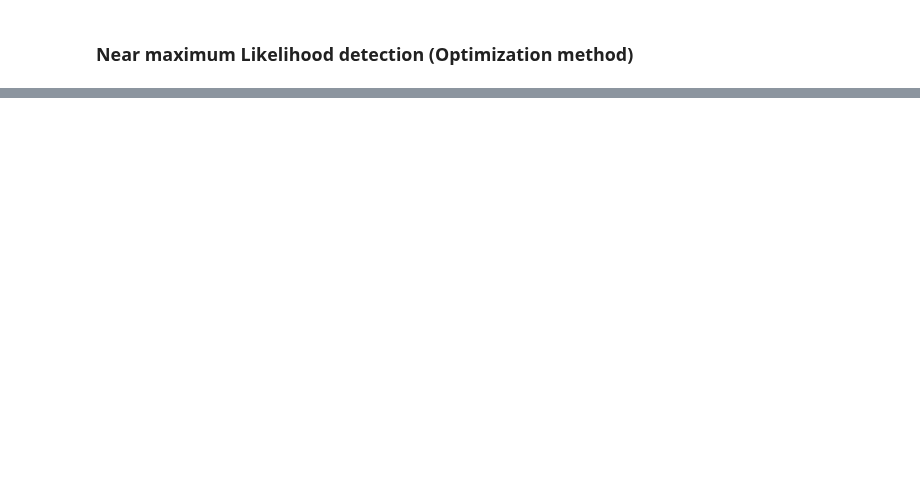
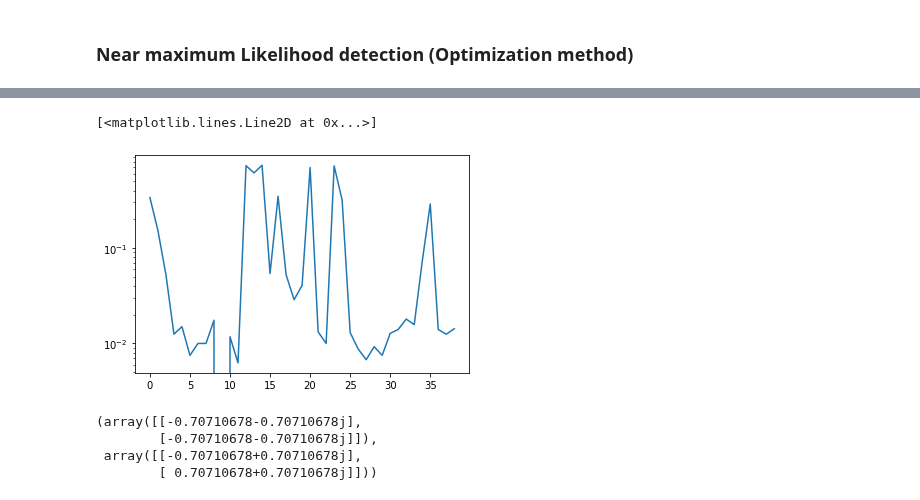
Before and after one commit to IISL-HYU/comm, a Jupyter notebook: nML_practice.ipynb, the cells around one changed output, grey strips where cells are left out. Saved outputs shown, nothing was run; the diff lists cells and outputs as text; code cells hidden in the pictures; blank space fills up the shorter version.

```diff
--- a/nML_practice.ipynb
+++ b/nML_practice.ipynb
@@ -130,0 +180,5 @@ np.matmul(H_re[0], x_re[0])
+# %%
+x_tilde = np.random.randn(T, 2*K, 1)
+snr_db = 0
+
+x_tilde = nML(y_re, H_re, x_tilde, symbol_space=constellation_points, iter=10, snr_dB=snr_db)
@@ -130,0 +203,4 @@ np.matmul(H_re[0], x_re[0])
+# %%
+x= x_re[0]
+H = H_re[0]
+y = y_re[0]
@@ -130,0 +211,2 @@ np.matmul(H_re[0], x_re[0])
+# %%
+x_init = np.random.randn(4, 1)
@@ -130,0 +224,3 @@ np.matmul(H_re[0], x_re[0])
+# %%
+sers_avg = []
+snrs = []
@@ -130,0 +307,14 @@ np.matmul(H_re[0], x_re[0])
+# %%
+plt.semilogy(sers_avg)
+# %% [output]
+[<matplotlib.lines.Line2D at 0x...>]
+[figure, added]
+# %%
+x_tilde = x_tilde_re[:K] + 1j * x_tilde_re[K:]
+x_det_first_stage = symbol_by_symbol(x_tilde=x_tilde, constellation_points=constellation_points)
+x_det_first_stage, x[:K] + 1j * x[K:]
+# %% [output]
+(array([[-0.70710678-0.70710678j],
+        [-0.70710678-0.70710678j]]),
+ array([[-0.70710678+0.70710678j],
+        [ 0.70710678+0.70710678j]]))
```
Also changed, not shown: parts of 15 cells of this notebook, 1 other file.
